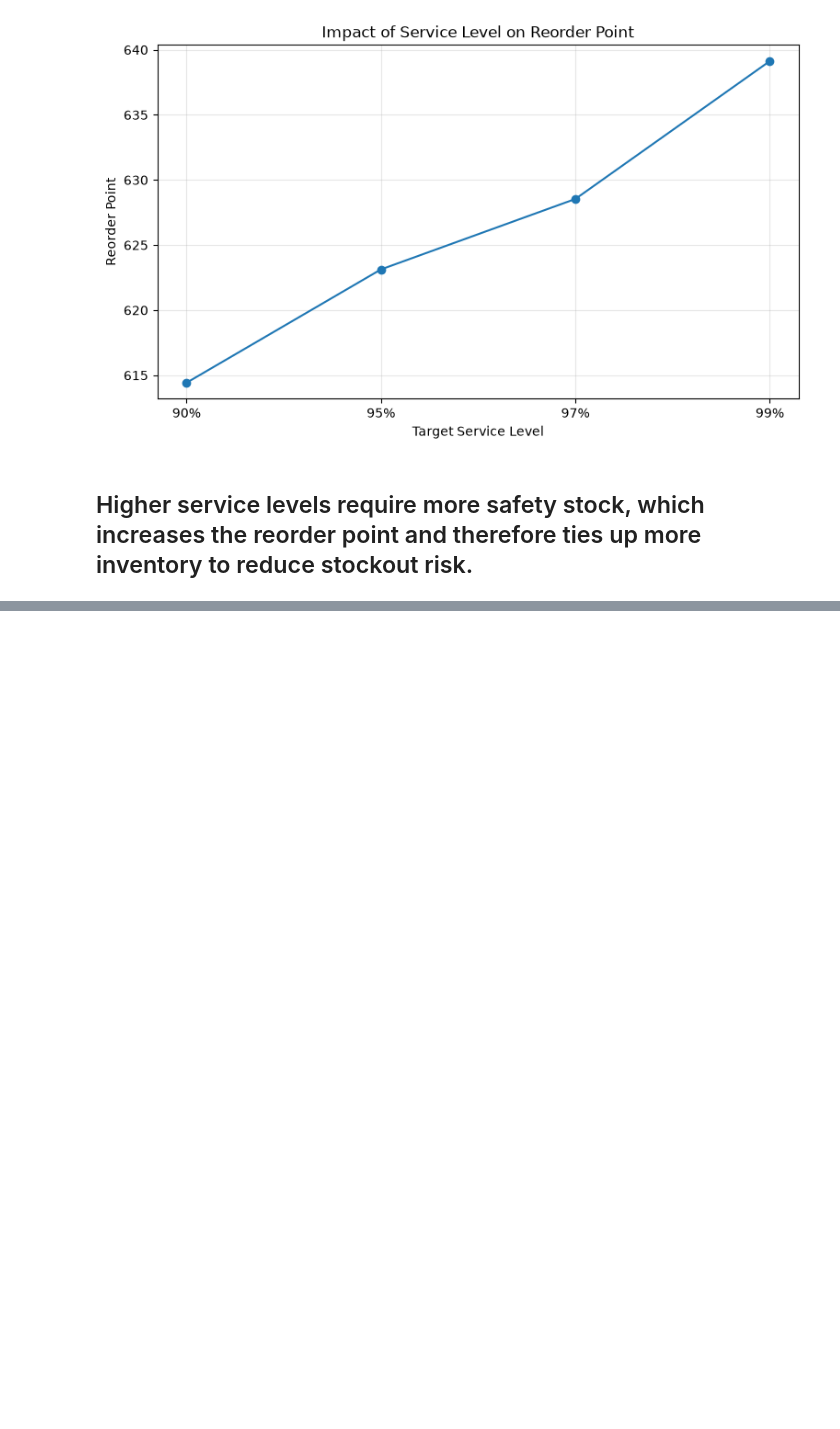
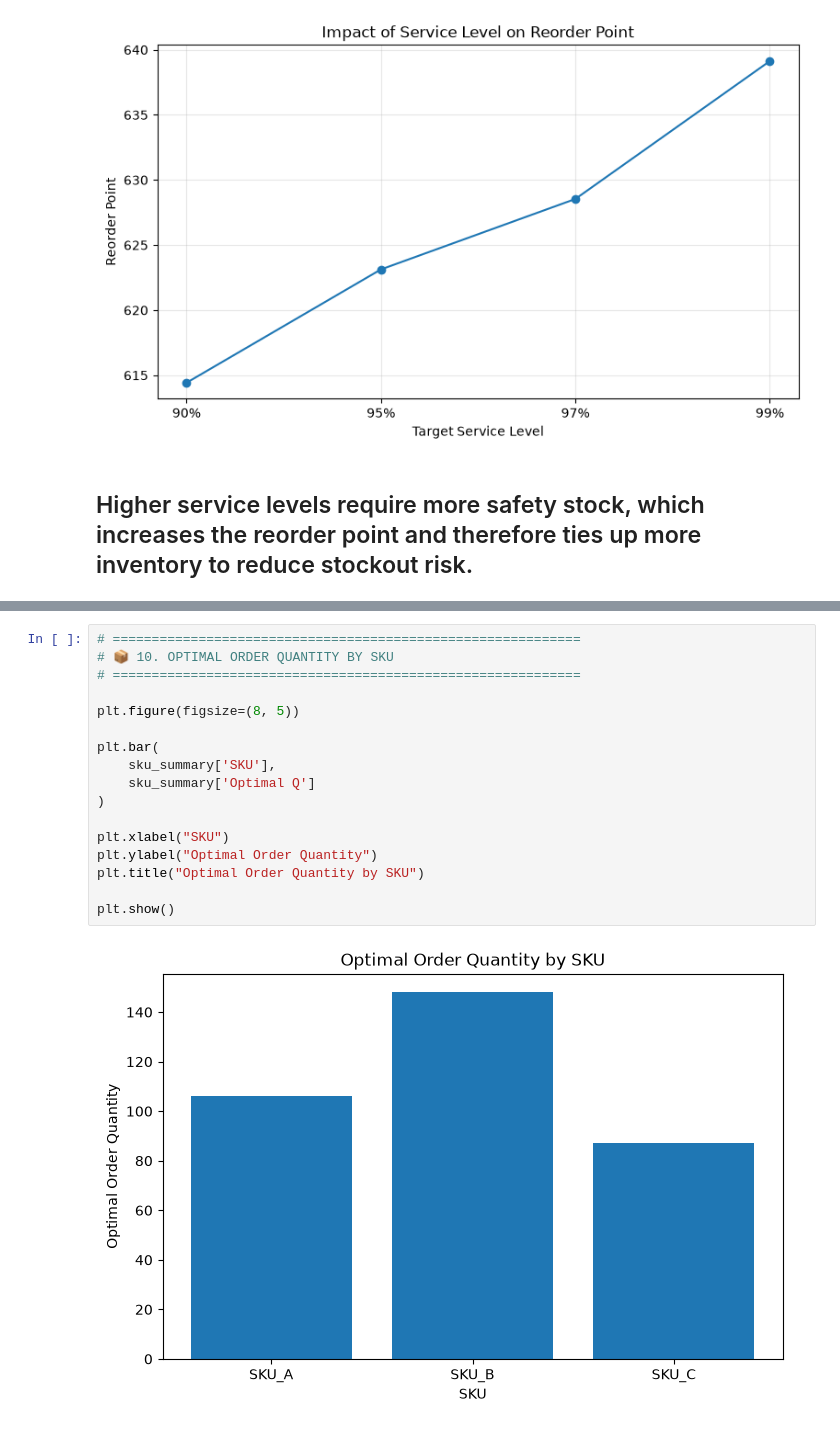
Before and after one commit to abhisarthak/inventory-optimization-ml, a Jupyter notebook: inventory_optimization.ipynb, the cells around one changed output, grey strips where cells are left out. Cells and saved outputs as stored; diff of their text form; blank space fills up the shorter version.

```diff
--- a/inventory_optimization.ipynb
+++ b/inventory_optimization.ipynb
@@ -1011,0 +1095,19 @@ plt.show()
+# %%
+# ============================================================
+# 📦 10. OPTIMAL ORDER QUANTITY BY SKU
+# ============================================================
+
+plt.figure(figsize=(8, 5))
+
+plt.bar(
+    sku_summary['SKU'],
+    sku_summary['Optimal Q']
+)
+
+plt.xlabel("SKU")
+plt.ylabel("Optimal Order Quantity")
+plt.title("Optimal Order Quantity by SKU")
+
+plt.show()
+# %% [output]
+[figure, added]
```
Also changed, not shown: parts of 4 cells of this notebook.
